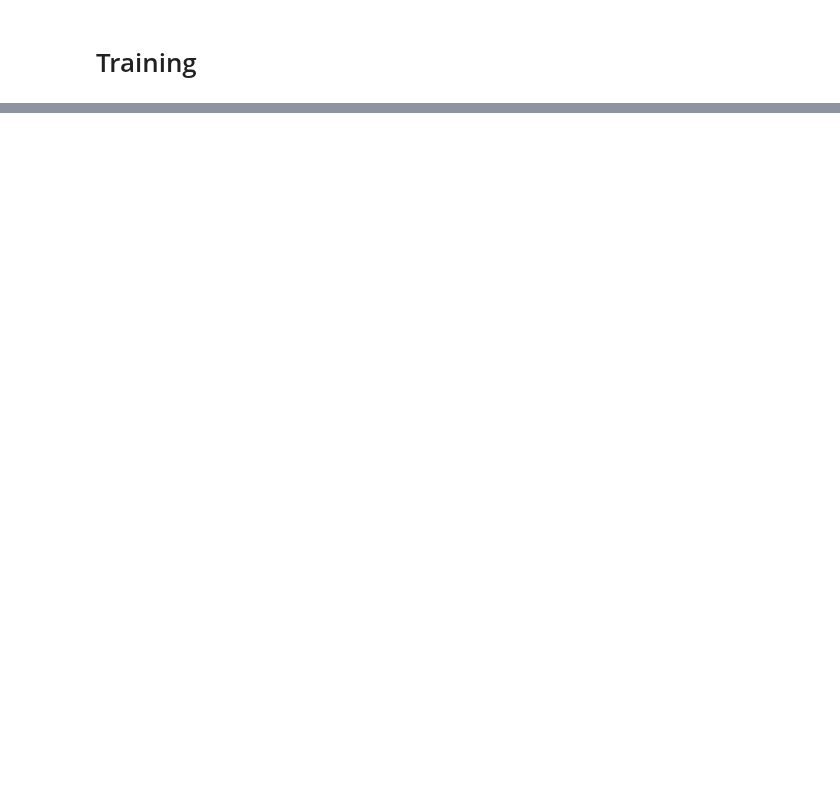
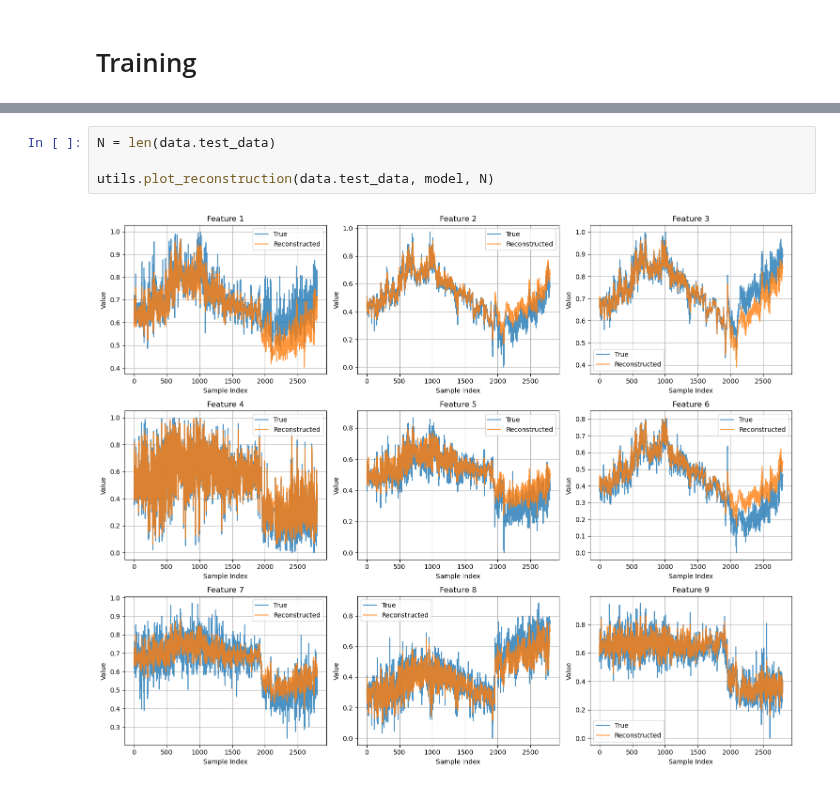
Before and after one commit to viktorkjellsson/Exjobb, a Jupyter notebook: notebooks/training.ipynb, the cells around one changed output, grey strips where cells are left out. Saved outputs shown, nothing was run; the diff lists cells and outputs as text; blank space fills up the shorter version.

```diff
--- a/notebooks/training.ipynb
+++ b/notebooks/training.ipynb
@@ -53,0 +51,6 @@ plt.show()
+# %%
+N = len(data.test_data)
+
+utils.plot_reconstruction(data.test_data, model, N)
+# %% [output]
+[figure, added]
```
Also changed, not shown: parts of 6 cells of this notebook, 2 other files.
